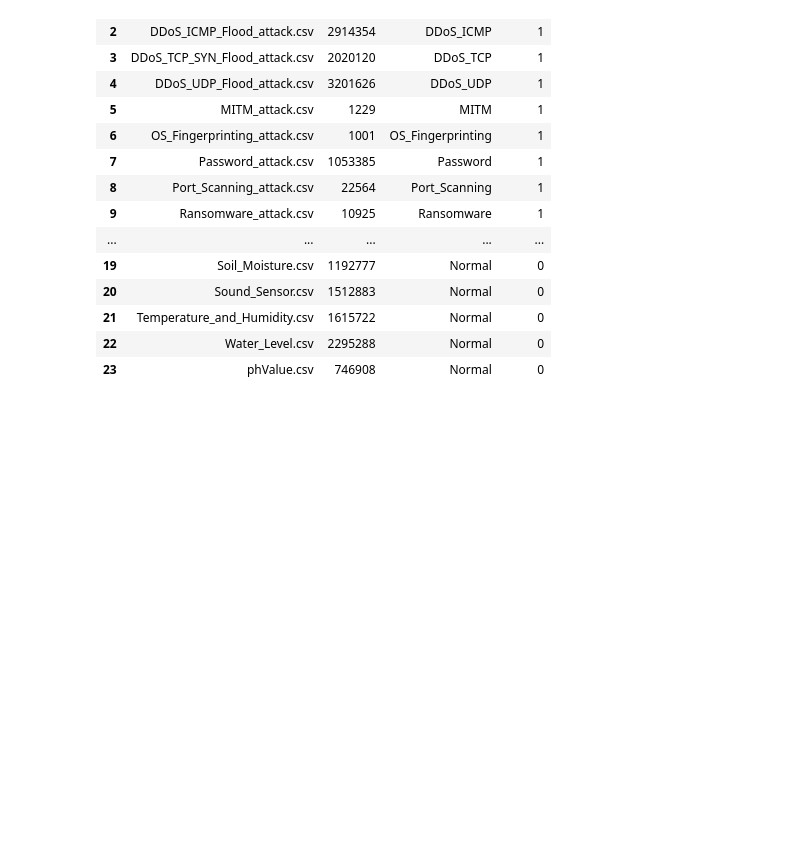
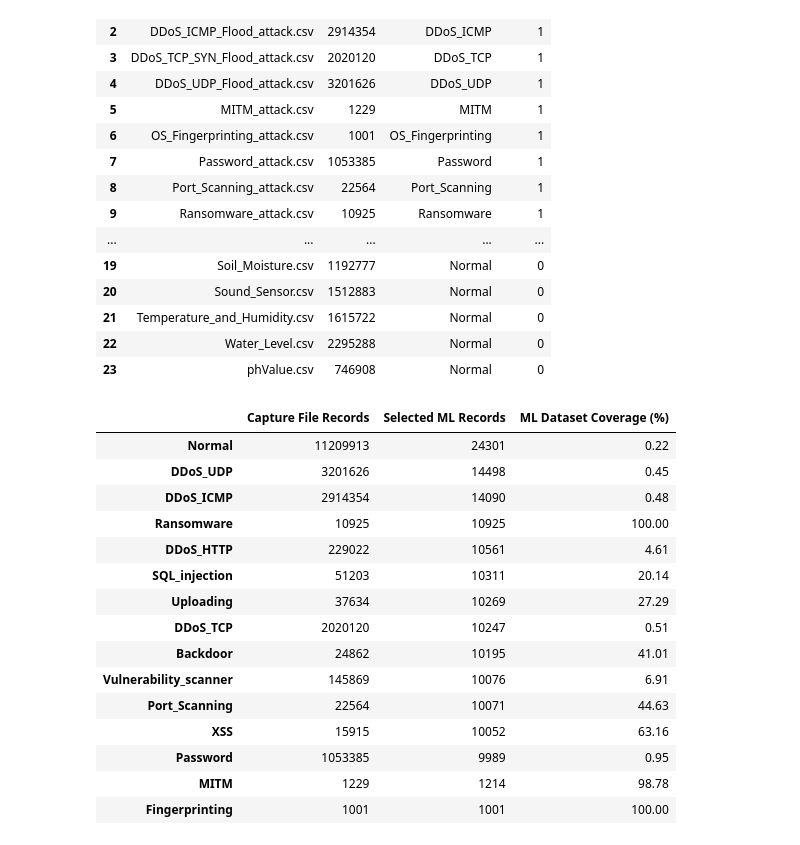
Before and after one commit to Agumekenneth/Data-Science-Final-year-Project--Prototype-1, a Jupyter notebook: IoT.ipynb, the cells around one changed output. Saved outputs shown, nothing was run; the diff lists cells and outputs as text; code cells hidden in the pictures; blank space fills up the shorter version.

```diff
--- a/IoT.ipynb
+++ b/IoT.ipynb
@@ -544,3 +544,63 @@ display(capture_summary)
 | 21 | Temperature_and_Humidity.csv | 1615722 | Normal | 0 |
 | 22 | Water_Level.csv | 2295288 | Normal | 0 |
 | 23 | phValue.csv | 746908 | Normal | 0 |
+# %%
+# Compare selected ML dataset counts with full capture-file counts
+
+capture_counts = capture_summary[
+    ["File", "Records", "Attack Types"]
+].copy()
+
+# Standardise the one known naming difference
+capture_counts["Attack Types"] = capture_counts["Attack Types"].replace(
+    {"OS_Fingerprinting": "Fingerprinting"}
+)
+
+capture_counts = (
+    capture_counts.groupby("Attack Types")["Records"]
+    .sum()
+    .rename("Capture File Records")
+)
+
+ml_counts = (
+    df["Attack_type"]
+    .value_counts()
+    .rename("Selected ML Records")
+)
+
+comparison = pd.concat(
+    [capture_counts, ml_counts],
+    axis=1
+).fillna(0)
+
+comparison["Selected ML Records"] = (
+    comparison["Selected ML Records"].astype(int)
+)
+
+comparison["Capture File Records"] = (
+    comparison["Capture File Records"].astype(int)
+)
+
+comparison["ML Dataset Coverage (%)"] = (
+    comparison["Selected ML Records"]
+    / comparison["Capture File Records"] * 100
+).round(2)
+
+display(comparison.sort_values("Selected ML Records", ascending=False))
+# %% [output]
+|  | Capture File Records | Selected ML Records | ML Dataset Coverage (%) |
+| Normal | 11209913 | 24301 | 0.22 |
+| DDoS_UDP | 3201626 | 14498 | 0.45 |
+| DDoS_ICMP | 2914354 | 14090 | 0.48 |
+| Ransomware | 10925 | 10925 | 100.00 |
+| DDoS_HTTP | 229022 | 10561 | 4.61 |
+| SQL_injection | 51203 | 10311 | 20.14 |
+| Uploading | 37634 | 10269 | 27.29 |
+| DDoS_TCP | 2020120 | 10247 | 0.51 |
+| Backdoor | 24862 | 10195 | 41.01 |
+| Vulnerability_scanner | 145869 | 10076 | 6.91 |
+| Port_Scanning | 22564 | 10071 | 44.63 |
+| XSS | 15915 | 10052 | 63.16 |
+| Password | 1053385 | 9989 | 0.95 |
+| MITM | 1229 | 1214 | 98.78 |
+| Fingerprinting | 1001 | 1001 | 100.00 |
```
